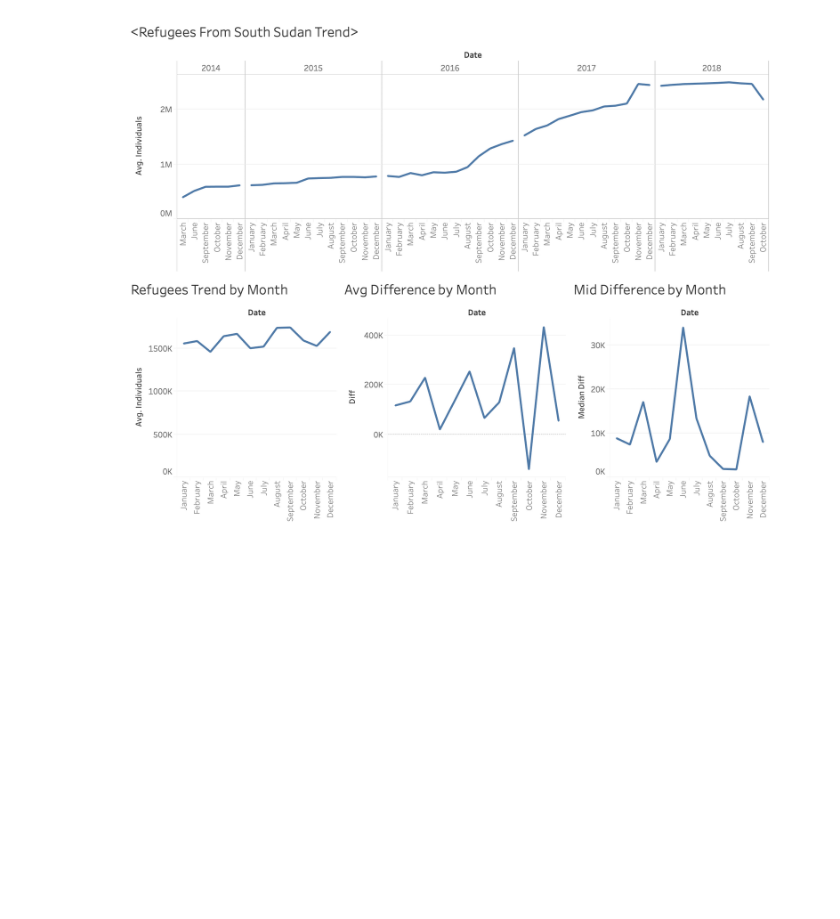
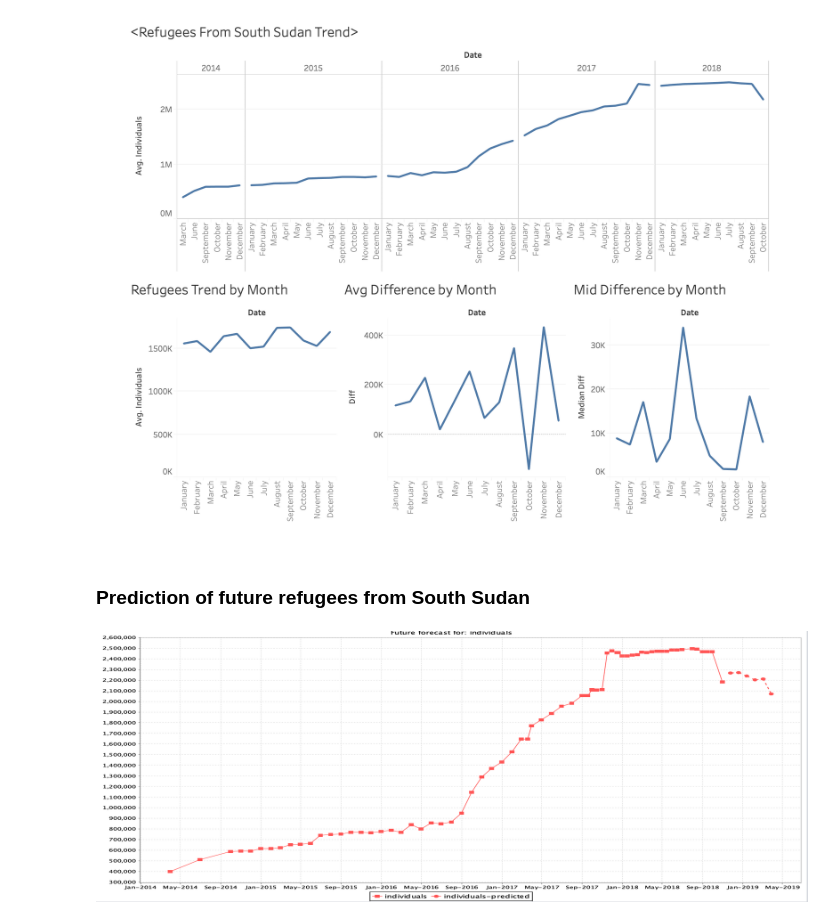
Before and after one commit to hbshih/Data-Science-17-18-Project, a Jupyter notebook: Refugees_To_[Country]_Explained.ipynb, the cells around one changed output. Saved outputs shown, nothing was run; the diff lists cells and outputs as text; code cells hidden in the pictures; blank space fills up the shorter version.

Commit message:
Refugees from SS_Prediction Done

```diff
--- a/Refugees_To_[Country]_Explained.ipynb
+++ b/Refugees_To_[Country]_Explained.ipynb
@@ -214,3 +215,10 @@ from IPython.display import Image
 Image(filename='img/Refugees_from south_sudan_trend.png')
 # %% [output]
 [figure]
+# %% [markdown]
+### Prediction of future refugees from South Sudan
+# %%
+#By Timeseries forecasting
+Image(filename='Results_RFSS/Forecast_From_SouthSudan_Full.png')
+# %% [output]
+[figure, added]
```
Also changed, not shown: parts of 6 cells of this notebook, 9 other files.
